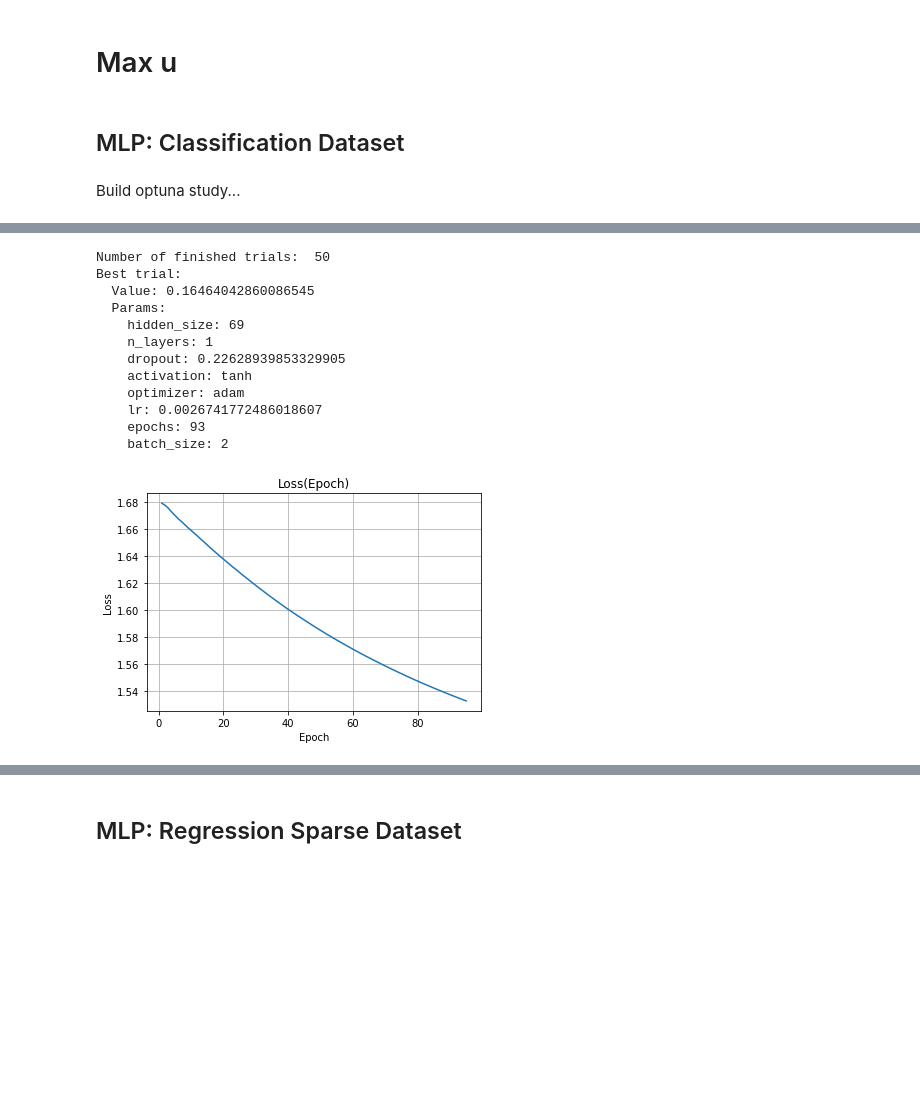
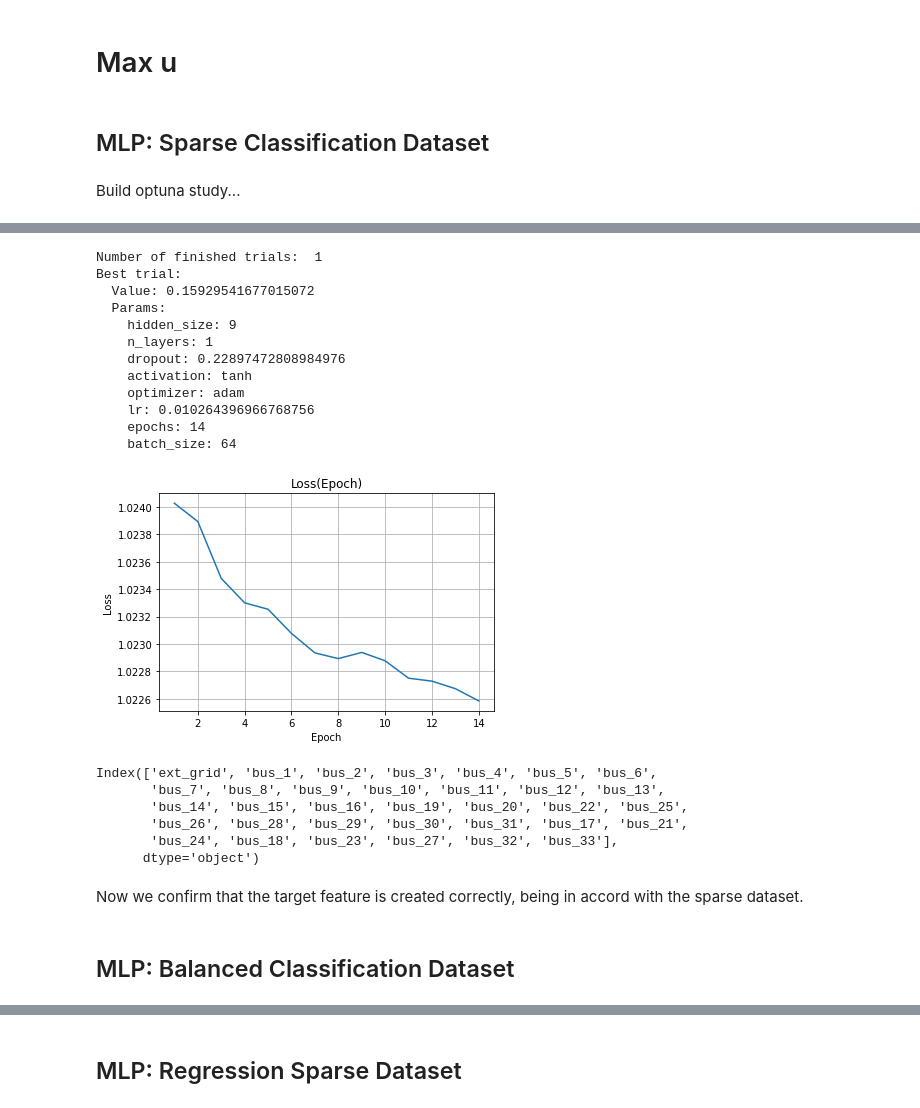
Before and after one commit to jamilsonjr/AI-to-forecast-constraints-in-the-energy-systems, a Jupyter notebook: jupyter_notebooks/sparse_focused_hyperparams_tunning_dl.ipynb, the cells around one changed output, grey strips where cells are left out. Drawn from its saved outputs; the diff is of its cells as text; code cells hidden in the pictures; blank space fills up the shorter version.

Commit message:
before training now

```diff
--- a/jupyter_notebooks/sparse_focused_hyperparams_tunning_dl.ipynb
+++ b/jupyter_notebooks/sparse_focused_hyperparams_tunning_dl.ipynb
@@ -11,11 +11,11 @@ import numpy as np
 import matplotlib.pyplot as plt
 import seaborn as sns
 from sklearn.metrics import mean_squared_error
-num_trials = 50
+num_trials = 1
 # %% [markdown]
 # Max u
 # %% [markdown]
-## MLP: Classification Dataset
+## MLP: Sparse Classification Dataset
 # %% [markdown]
 Build optuna study...
 # %%
@@ -25,10 +25,9 @@ import sklearn
 
 def objective(trial):
     # Data loading
-    y_max_u_bool = pd.read_csv('..\data\ground_truth\\res_bus_vm_pu_max_bool_constr.csv').drop(columns='timestamps')
-    y_max_u = y_max_u_bool[utils.cols_with_positive_values(y_max_u_bool)]
+    y_max_u_bool = pd.read_csv('..\data\ground_truth\\res_bus_vm_pu_max_sparse_bool_constr.csv').drop(columns='timestamps')
     exogenous_data = pd.read_csv('..\data\processed\production\exogenous_data_extended.csv').drop(columns=['date'])
-    X_max_u_bool_train, X_max_u_bool_test, y_max_u_bool_train, y_max_u_bool_test, scaler = utils.split_and_suffle(exogenous_data, y_max_u_bool, test_size=0.2, scaling=True)
+    X_max_u_bool_train, X_max_u_bool_test, y_max_u_bool_train, y_max_u_bool_test, scaler = utils.split_and_suffle(exogenous_data, y_max_u_bool[utils.cols_with_positive_values(y_max_u_bool)], test_size=0.2, scaling=True)
     data = {'X_train':X_max_u_bool_train.astype(float),
             'X_test': X_max_u_bool_test.astype(float),
             'y_train':y_max_u_bool_train.astype(float),
@@ -51,8 +50,8 @@ def objective(trial):
         }
     model = myai.Context(myai.MultilayerPerceptronStrategy(hyper_params))
     model.fit(data)
-    prediction = model.predict(data).detach().numpy().round().astype(bool)
-    prediction = pd.DataFrame(prediction, columns=y_max_u_bool.columns)
+    prediction = model.predict(data)
+    prediction = pd.DataFrame(prediction, columns=utils.cols_with_positive_values(y_max_u_bool))
     f1_score = sklearn.metrics.f1_score(data['y_test'], prediction, average='micro')
     return f1_score
 study = optuna.create_study(direction="maximize")
@@ -65,7 +64,7 @@ print("  Params: ")
 for key, value in trial.params.items():
     print("    {}: {}".format(key, value))
 # Write the results to a csv file.
-with open("./hyper_params_results/params_mlp_classifier_max_u.csv", "w") as f:
+with open("./hyper_params_results/params_mlp_sparse_classifier_max_u.csv", "w") as f:
     f.write("params,value\n")
     for key, value in trial.params.items():
         f.write("{},{}\n".format(key, value))
@@ -92,13 +76,13 @@ with open("./hyper_params_results/params_mlp_classifier_max_u.csv", "w") as f:
-Number of finished trials:  50
+Number of finished trials:  1
 Best trial:
-  Value: 0.16464042860086545
+  Value: 0.15929541677015072
   Params:
-    hidden_size: 69
+    hidden_size: 9
     n_layers: 1
-    dropout: 0.22628939853329905
+    dropout: 0.22897472808984976
     activation: tanh
     optimizer: adam
-    lr: 0.0026741772486018607
-    epochs: 93
-    batch_size: 2
+    lr: 0.010264396966768756
+    epochs: 14
+    batch_size: 64
-[figure, old version]
+[figure, new version]
@@ -104,0 +91,13 @@ Best trial:
+# %%
+y_max_u_bool.columns
+# %% [output]
+Index(['ext_grid', 'bus_1', 'bus_2', 'bus_3', 'bus_4', 'bus_5', 'bus_6',
+       'bus_7', 'bus_8', 'bus_9', 'bus_10', 'bus_11', 'bus_12', 'bus_13',
+       'bus_14', 'bus_15', 'bus_16', 'bus_19', 'bus_20', 'bus_22', 'bus_25',
+       'bus_26', 'bus_28', 'bus_29', 'bus_30', 'bus_31', 'bus_17', 'bus_21',
+       'bus_24', 'bus_18', 'bus_23', 'bus_27', 'bus_32', 'bus_33'],
+      dtype='object')
+# %% [markdown]
+Now we confirm that the target feature is created correctly, being in accord with the sparse dataset.
+# %% [markdown]
+## MLP: Balanced Classification Dataset
```
Also changed, not shown: parts of 11 cells of this notebook, 58 other files.
